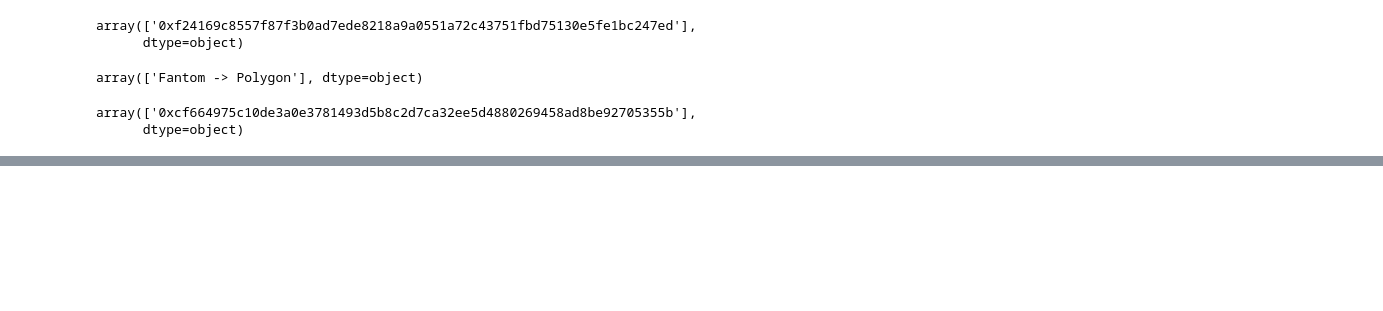
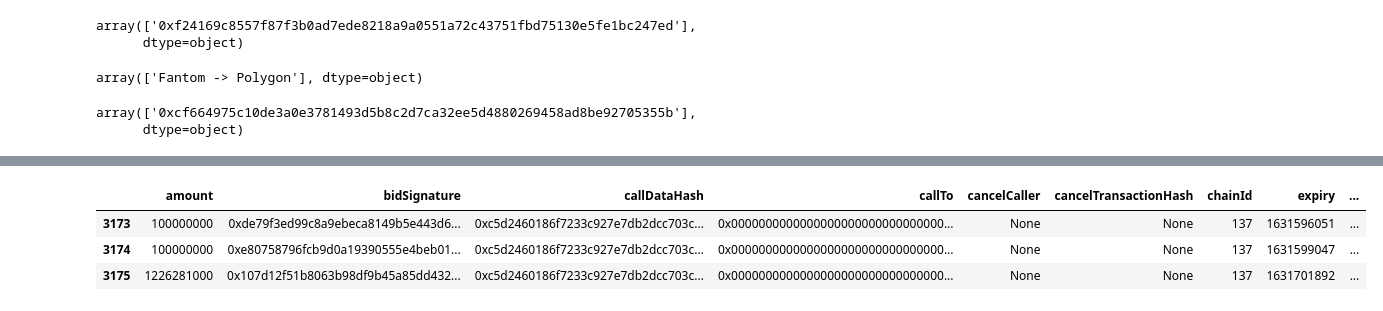
Before and after one commit to enzotavares/lifi-analytics-backend, a Jupyter notebook: subgraph_analysis.ipynb, the cells around one changed output, grey strips where cells are left out. Cells and saved outputs as stored; diff of their text form; code cells hidden in the pictures; blank space fills up the shorter version.

```diff
--- a/subgraph_analysis.ipynb
+++ b/subgraph_analysis.ipynb
@@ -497,0 +668,2 @@ one_sided_txns[one_sided_txns.dollar_amount==100685.0]
+# %%
+one_sided_txns["formatted_date"] = one_sided_txns["preparedTimestamp"].apply(lambda x: pd.to_datetime(x,unit="s"))
@@ -497,0 +689,7 @@ one_sided_txns[one_sided_txns.dollar_amount==100685.0]
+# %%
+one_sided_txns[one_sided_txns["formatted_date"] > datetime.now()-timedelta(days=2)]
+# %% [output]
+|  | amount | bidSignature | callDataHash | callTo | cancelCaller | cancelTransactionHash | chainId | expiry | ... |
+| 3173 | 100000000 | 0xde79f3ed99c8a9ebeca8149b5e443d6... | 0xc5d2460186f7233c927e7db2dcc703c... | 0x0000000000000000000000000000000... | None | None | 137 | 1631596051 | ... |
+| 3174 | 100000000 | 0xe80758796fcb9d0a19390555e4beb01... | 0xc5d2460186f7233c927e7db2dcc703c... | 0x0000000000000000000000000000000... | None | None | 137 | 1631599047 | ... |
+| 3175 | 1226281000 | 0x107d12f51b8063b98df9b45a85dd432... | 0xc5d2460186f7233c927e7db2dcc703c... | 0x0000000000000000000000000000000... | None | None | 137 | 1631701892 | ... |
```
Also changed, not shown: parts of 60 cells of this notebook.
